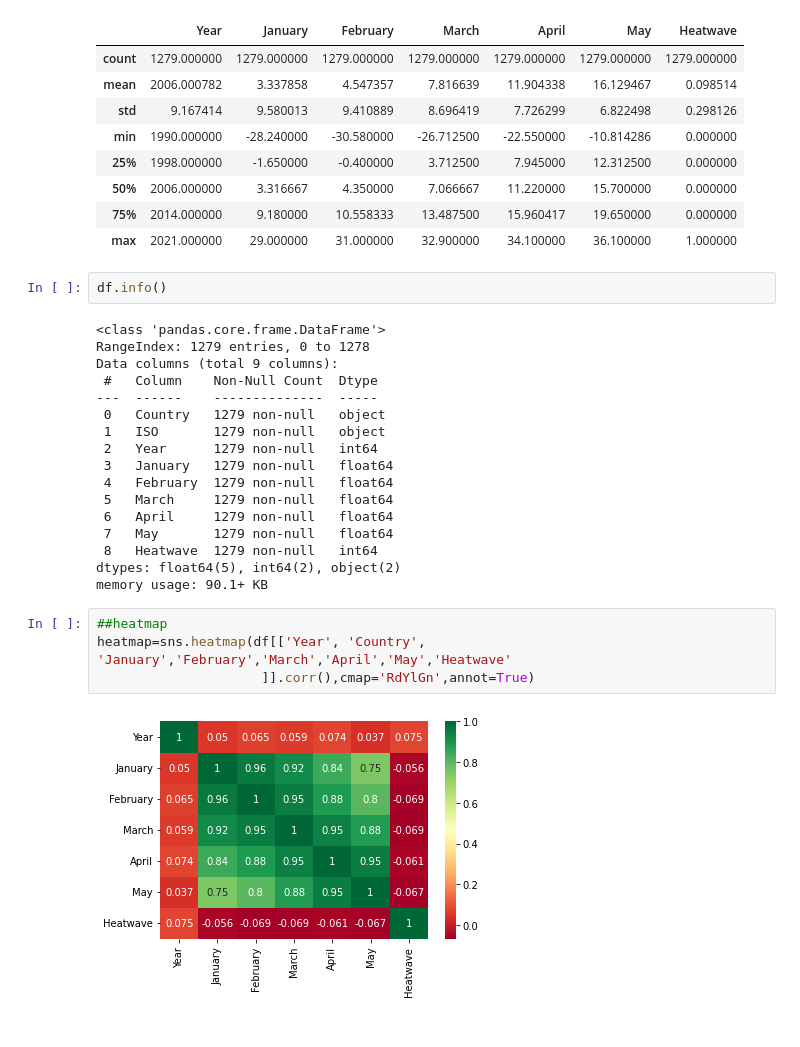
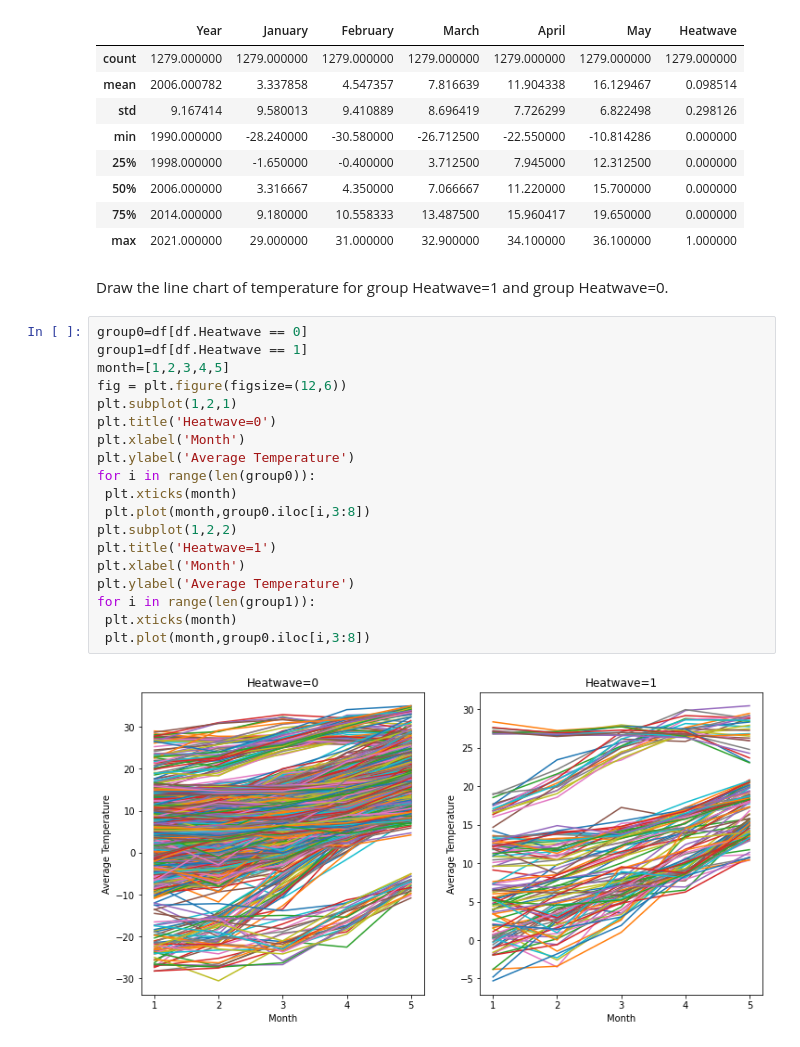
Before and after one commit to Themaoyc/MDA, a Jupyter notebook: Script/Predeict heatwaves.ipynb, the cells around one changed output. Drawn from its saved outputs; the diff is of its cells as text.

```diff
--- a/Script/Predeict heatwaves.ipynb
+++ b/Script/Predeict heatwaves.ipynb
@@ -29,28 +51,26 @@ df.describe()
 | 50% | 2006.000000 | 3.316667 | 4.350000 | 7.066667 | 11.220000 | 15.700000 | 0.000000 |
 | 75% | 2014.000000 | 9.180000 | 10.558333 | 13.487500 | 15.960417 | 19.650000 | 0.000000 |
 | max | 2021.000000 | 29.000000 | 31.000000 | 32.900000 | 34.100000 | 36.100000 | 1.000000 |
-# %%
-df.info()
-# %% [output]
-<class 'pandas.core.frame.DataFrame'>
-RangeIndex: 1279 entries, 0 to 1278
-Data columns (total 9 columns):
- #   Column    Non-Null Count  Dtype
----  ------    --------------  -----
- 0   Country   1279 non-null   object
- 1   ISO       1279 non-null   object
- 2   Year      1279 non-null   int64
- 3   January   1279 non-null   float64
- 4   February  1279 non-null   float64
- 5   March     1279 non-null   float64
- 6   April     1279 non-null   float64
- 7   May       1279 non-null   float64
- 8   Heatwave  1279 non-null   int64
-dtypes: float64(5), int64(2), object(2)
-memory usage: 90.1+ KB
-# %%
-##heatmap
-heatmap=sns.heatmap(df[['Year', 'Country', 'January','February','March','April','May','Heatwave'
-                     ]].corr(),cmap='RdYlGn',annot=True)
-# %% [output]
-[figure, removed]
+# %% [markdown]
+Draw the line chart of temperature for group Heatwave=1 and group Heatwave=0.
+# %%
+group0=df[df.Heatwave == 0]
+group1=df[df.Heatwave == 1]
+month=[1,2,3,4,5]
+fig = plt.figure(figsize=(12,6))
+plt.subplot(1,2,1)
+plt.title('Heatwave=0')
+plt.xlabel('Month')
+plt.ylabel('Average Temperature')
+for i in range(len(group0)):
+ plt.xticks(month)
+ plt.plot(month,group0.iloc[i,3:8])
+plt.subplot(1,2,2)
+plt.title('Heatwave=1')
+plt.xlabel('Month')
+plt.ylabel('Average Temperature')
+for i in range(len(group1)):
+ plt.xticks(month)
+ plt.plot(month,group0.iloc[i,3:8])
+# %% [output]
+[figure, added]
```
Also changed, not shown: parts of 13 cells of this notebook.
